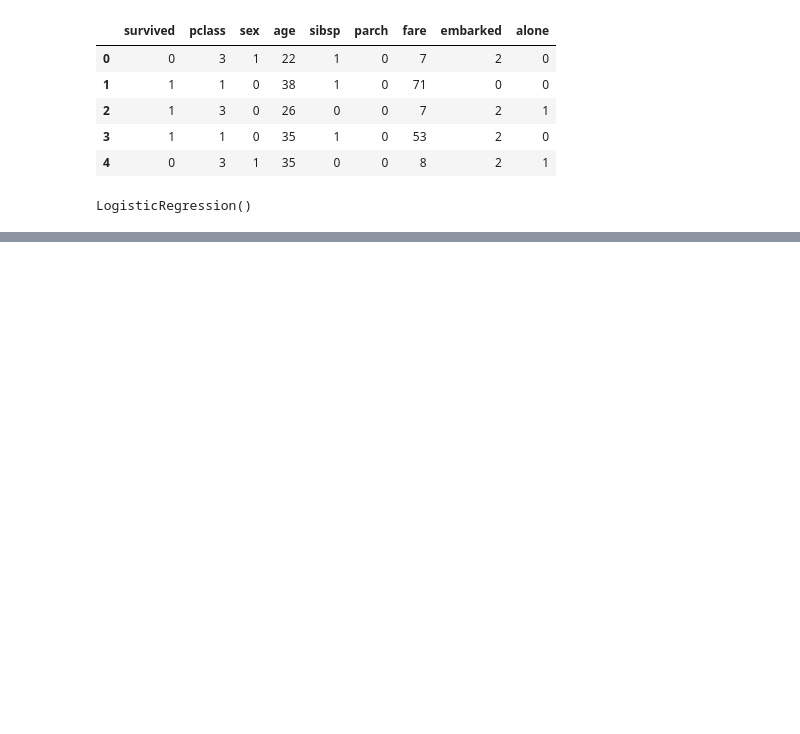
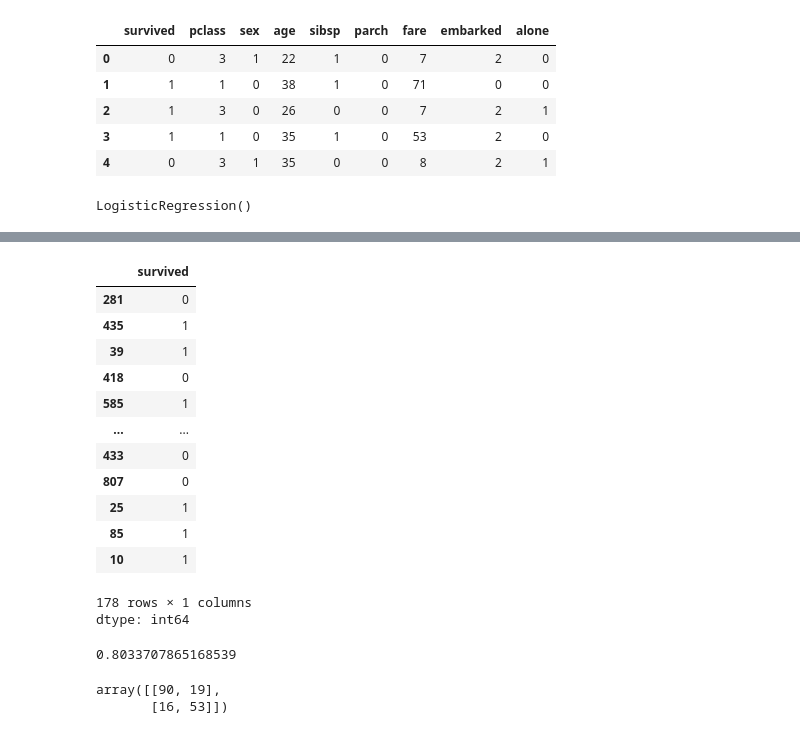
Before and after one commit to OmkarParhad88/ML_logistic-reg-titanic, a Jupyter notebook: logistic_reg_titanic.ipynb, the cells around one changed output, grey strips where cells are left out. Cells and saved outputs as stored; diff of their text form; code cells hidden in the pictures; blank space fills up the shorter version.

Commit message:
Check accuracy precision with confusion matrix

```diff
--- a/logistic_reg_titanic.ipynb
+++ b/logistic_reg_titanic.ipynb
@@ -138,0 +153,17 @@ LogisticRegression()
+# %%
+y_test
+# %% [output]
+|  | survived |
+| 281 | 0 |
+| 435 | 1 |
+| 39 | 1 |
+| 418 | 0 |
+| 585 | 1 |
+| ... | ... |
+| 433 | 0 |
+| 807 | 0 |
+| 25 | 1 |
+| 85 | 1 |
+| 10 | 1 |
+178 rows × 1 columns
+dtype: int64
@@ -138,0 +172,9 @@ LogisticRegression()
+# %%
+accuracy_score(y_test,y_pred)
+# %% [output]
+0.8033707865168539
+# %%
+confusion_matrix(y_test,y_pred)
+# %% [output]
+array([[90, 19],
+       [16, 53]])
```
Also changed, not shown: parts of 4 cells of this notebook.
